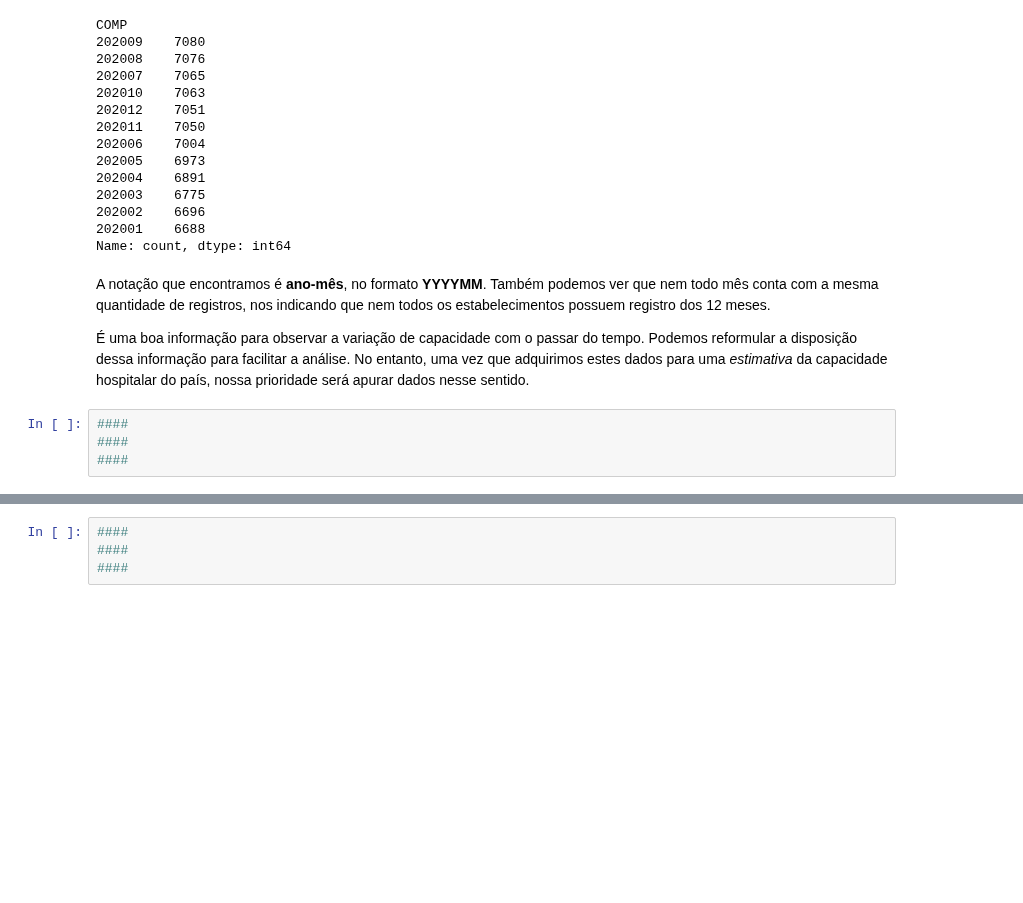
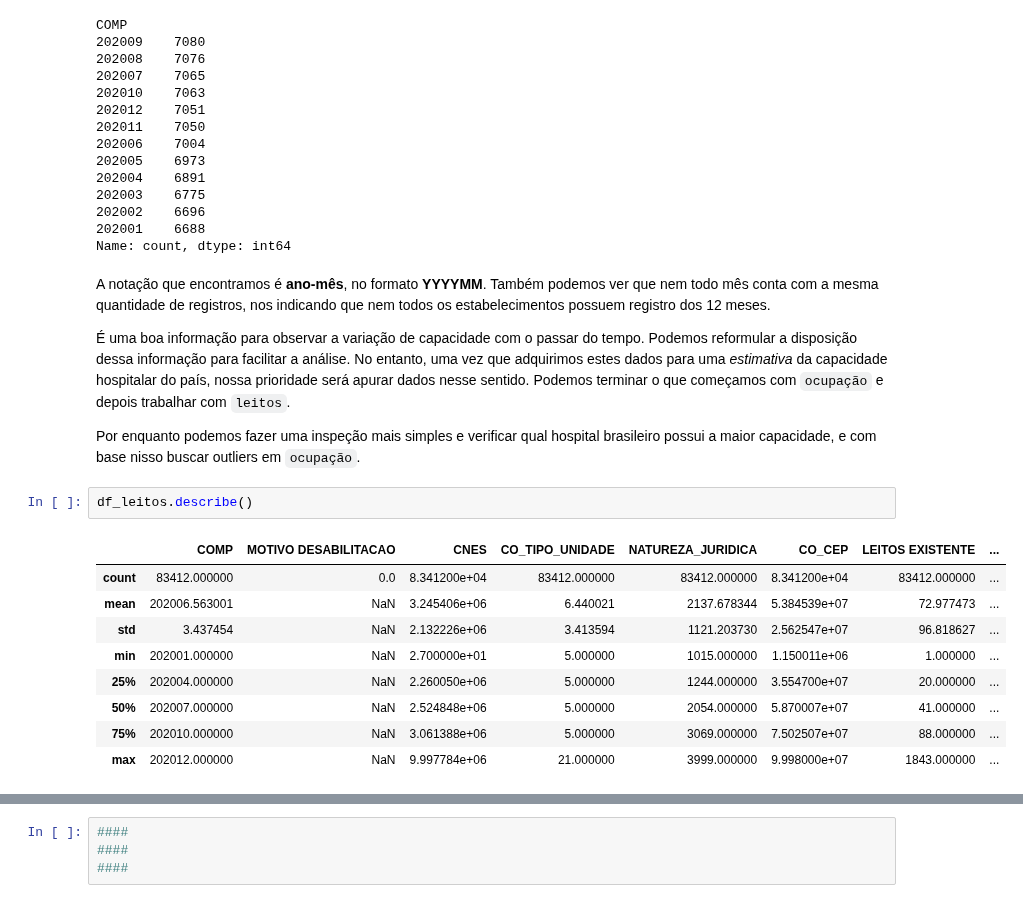
Before and after one commit to lucascorumba/study-projects, a Jupyter notebook: covid-hospital/analysis.ipynb, the cells around one changed output, grey strips where cells are left out. Saved outputs shown, nothing was run; the diff lists cells and outputs as text; blank space fills up the shorter version.

```diff
--- a/covid-hospital/analysis.ipynb
+++ b/covid-hospital/analysis.ipynb
@@ -455,8 +455,18 @@ Name: count, dtype: int64
 # %% [markdown]
 A notação que encontramos é **ano-mês**, no formato **YYYYMM**. Também podemos ver que nem todo mês conta com a mesma quantidade de registros, nos indicando que nem todos os estabelecimentos possuem registro dos 12 meses.
 
-É uma boa informação para observar a variação de capacidade com o passar do tempo. Podemos reformular a disposição dessa informação para facilitar a análise. No entanto, uma vez que adquirimos estes dados para uma *estimativa* da capacidade hospitalar do país, nossa prioridade será apurar dados nesse sentido.
+É uma boa informação para observar a variação de capacidade com o passar do tempo. Podemos reformular a disposição dessa informação para facilitar a análise. No entanto, uma vez que adquirimos estes dados para uma *estimativa* da capacidade hospitalar do país, nossa prioridade será apurar dados nesse sentido. Podemos terminar o que começamos com `ocupação` e depois trabalhar com `leitos`.
+
+Por enquanto podemos fazer uma inspeção mais simples e verificar qual hospital brasileiro possui a maior capacidade, e com base nisso buscar outliers em `ocupação`.
-# %%
-####
-####
-####
+# %%
+df_leitos.describe()
+# %% [output]
+|  | COMP | MOTIVO DESABILITACAO | CNES | CO_TIPO_UNIDADE | NATUREZA_JURIDICA | CO_CEP | LEITOS EXISTENTE | ... |
+| count | 83412.000000 | 0.0 | 8.341200e+04 | 83412.000000 | 83412.000000 | 8.341200e+04 | 83412.000000 | ... |
+| mean | 202006.563001 | NaN | 3.245406e+06 | 6.440021 | 2137.678344 | 5.384539e+07 | 72.977473 | ... |
+| std | 3.437454 | NaN | 2.132226e+06 | 3.413594 | 1121.203730 | 2.562547e+07 | 96.818627 | ... |
+| min | 202001.000000 | NaN | 2.700000e+01 | 5.000000 | 1015.000000 | 1.150011e+06 | 1.000000 | ... |
+| 25% | 202004.000000 | NaN | 2.260050e+06 | 5.000000 | 1244.000000 | 3.554700e+07 | 20.000000 | ... |
+| 50% | 202007.000000 | NaN | 2.524848e+06 | 5.000000 | 2054.000000 | 5.870007e+07 | 41.000000 | ... |
+| 75% | 202010.000000 | NaN | 3.061388e+06 | 5.000000 | 3069.000000 | 7.502507e+07 | 88.000000 | ... |
+| max | 202012.000000 | NaN | 9.997784e+06 | 21.000000 | 3999.000000 | 9.998000e+07 | 1843.000000 | ... |
```
Also changed, not shown: parts of 18 cells of this notebook.
